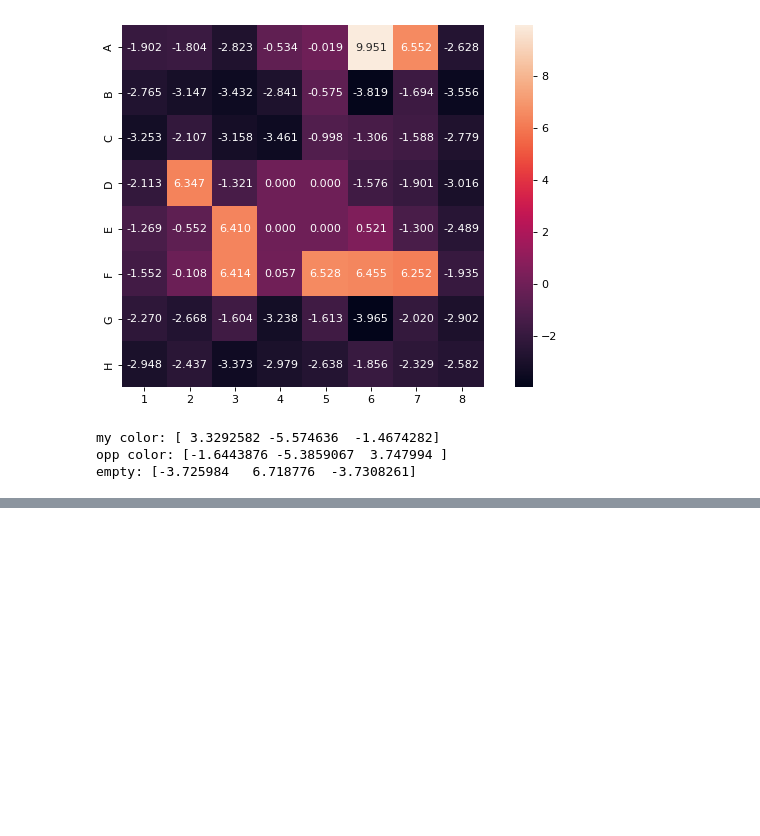
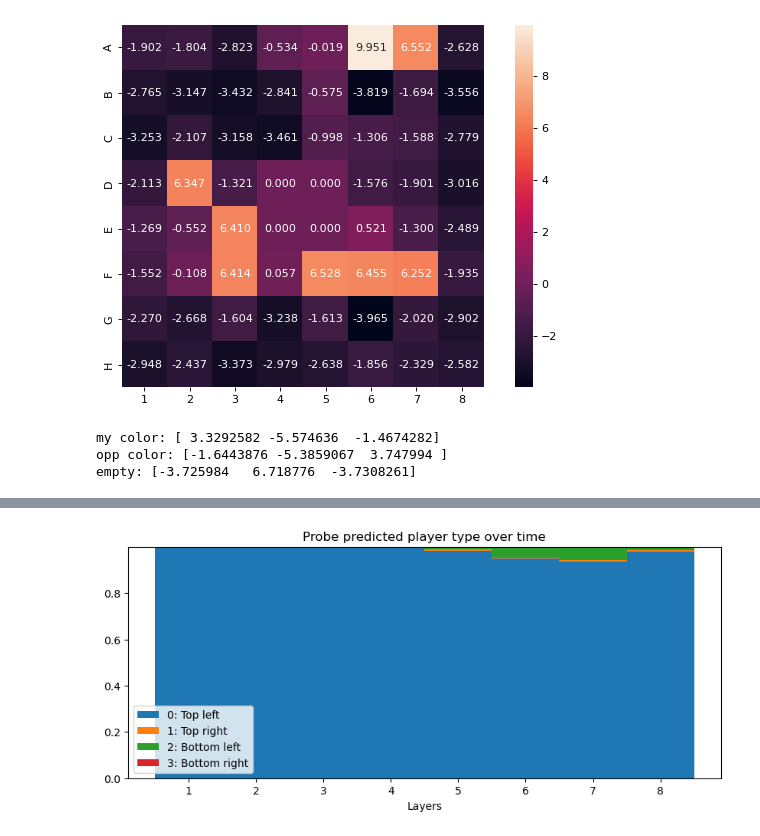
Before and after one commit to icemoon97/othello_world, a Jupyter notebook: probing_playertype.ipynb, the cells around one changed output, grey strips where cells are left out. Saved outputs shown, nothing was run; the diff lists cells and outputs as text; code cells hidden in the pictures; blank space fills up the shorter version.

```diff
--- a/probing_playertype.ipynb
+++ b/probing_playertype.ipynb
@@ -962,0 +952,28 @@ fig = draw_heatmap_from_tokens(post_intv_pred, vmin=-5, vmax=10)
+# %%
+def probe_pred_stack_chart(probe_preds, legend_loc='lower right', xticks=None):
+    fig, ax = plt.subplots(figsize=(10, 4), dpi=100, facecolor='w', edgecolor='k')
+
+    bottom = np.zeros(len(probe_preds))
+    labels = ["0: Top left", "1: Top right", "2: Bottom left", "3: Bottom right"]
+
+    for i in range(4):
+        data = [array[i] for array in probe_preds]
+        ax.bar(range(len(data)), data, bottom=bottom, width=1, label=labels[i])
+        bottom += data
+
+    ax.set_title('Probe predicted player type over time')
+    ax.legend(loc=legend_loc)
+    ax.set_xlabel("Layers")
+    if xticks is not None:
+        ax.set_xticks(range(len(xticks)))
+        ax.set_xticklabels(xticks)
+    return fig
+# %%
+layer_preds = []
+for layer in all_layers:
+    logits = get_playertype_logits(models, device, player_probes, completion, layer, softmax=True).flatten()
+    layer_preds.append(logits)
+    # print(layer, logits)
+fig = probe_pred_stack_chart(layer_preds, legend_loc='lower left', xticks=[str(x) for x in range(1, 9)])
+# %% [output]
+[figure, added]
```
Also changed, not shown: parts of 9 cells of this notebook, 1 other file.
